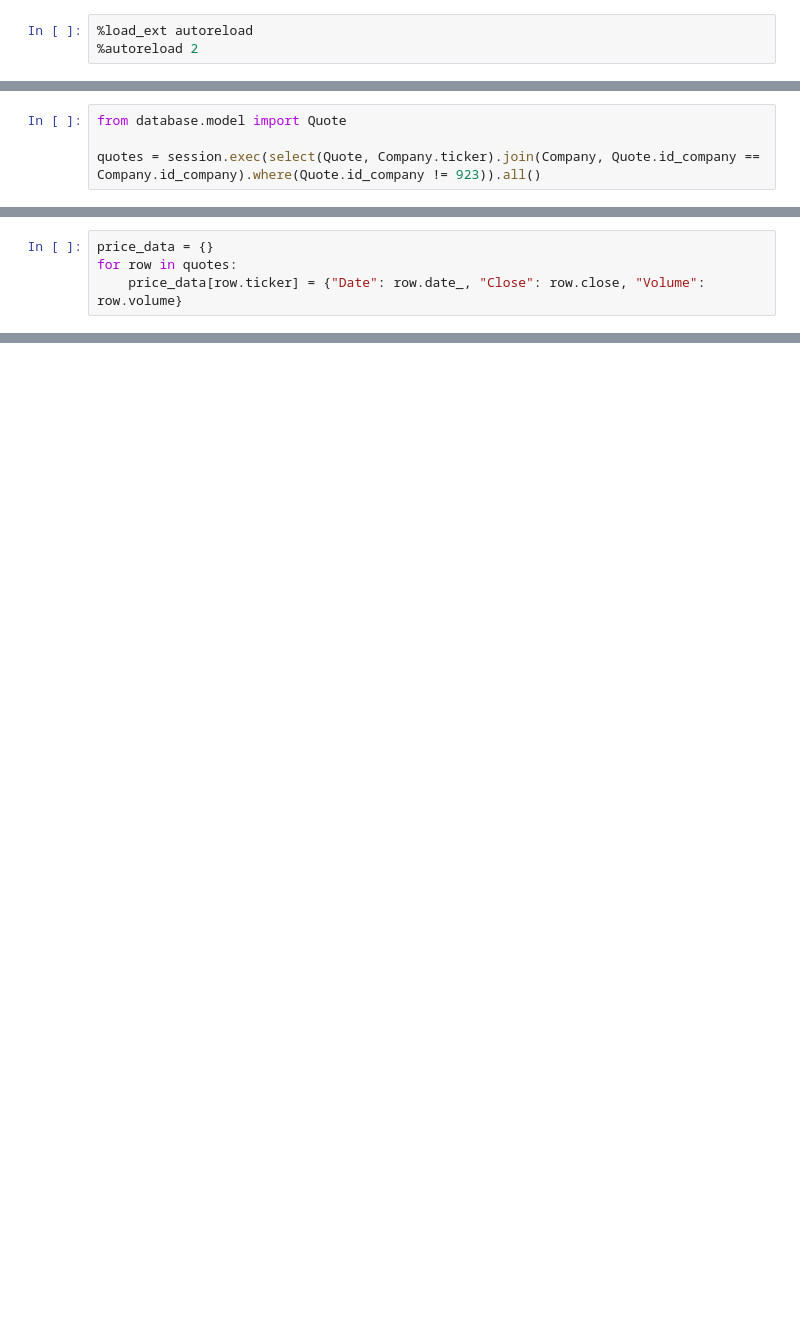
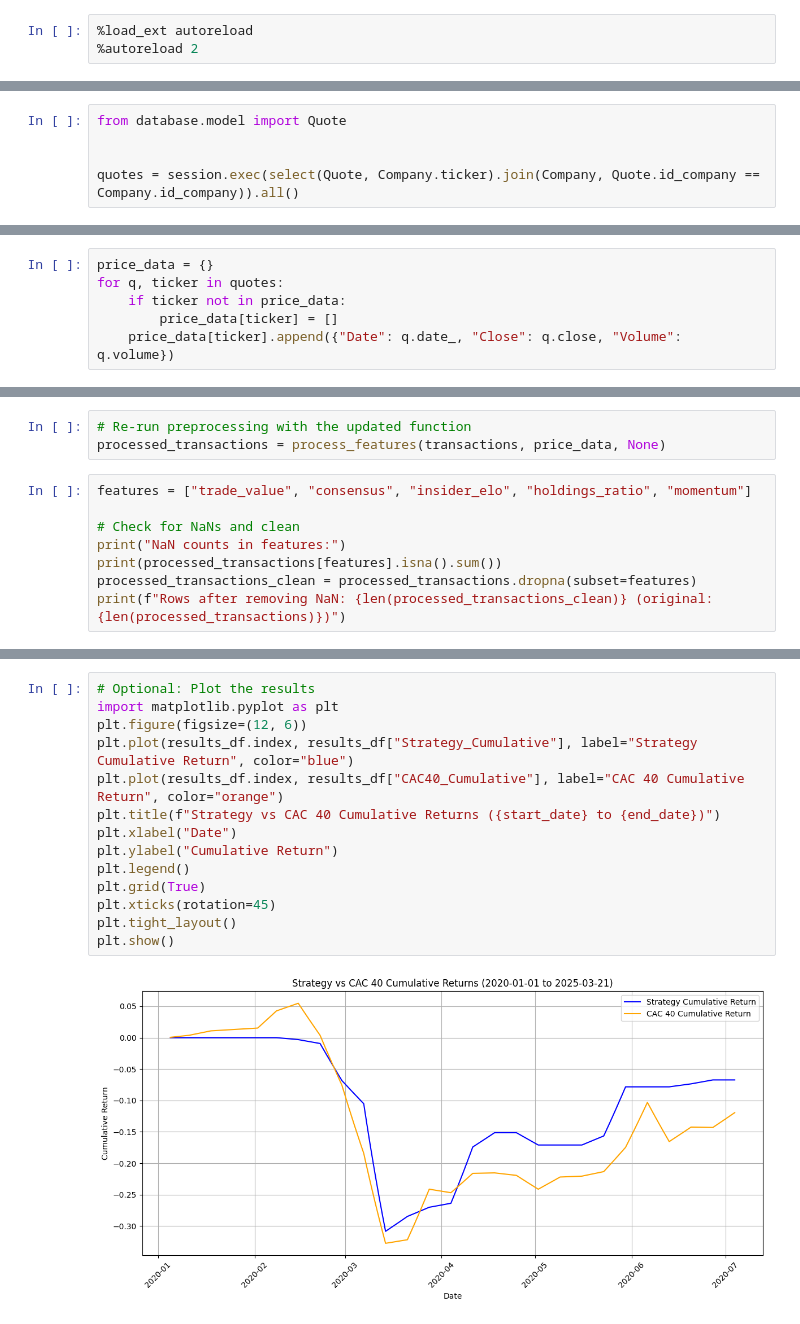
Before and after one commit to lakonguina/ecaflip, a Jupyter notebook: model.ipynb, the cells around one changed output, grey strips where cells are left out. Drawn from its saved outputs; the diff is of its cells as text; blank space fills up the shorter version.

```diff
--- a/model.ipynb
+++ b/model.ipynb
@@ -57,4 +87,5 @@ OutOfBoundsDatetime: Out of bounds nanosecond timestamp: 4020-05-30, at position
 # %%
 from database.model import Quote
 
-quotes = session.exec(select(Quote, Company.ticker).join(Company, Quote.id_company == Company.id_company).where(Quote.id_company != 923)).all()
+
+quotes = session.exec(select(Quote, Company.ticker).join(Company, Quote.id_company == Company.id_company)).all()
@@ -63,4 +92,6 @@ NameError: name 'session' is not defined
 # %%
 price_data = {}
-for row in quotes:
-    price_data[row.ticker] = {"Date": row.date_, "Close": row.close, "Volume": row.volume}
+for q, ticker in quotes:
+    if ticker not in price_data:
+        price_data[ticker] = []
+    price_data[ticker].append({"Date": q.date_, "Close": q.close, "Volume": q.volume})
@@ -84,0 +306,11 @@ quotes
+# %%
+# Re-run preprocessing with the updated function
+processed_transactions = process_features(transactions, price_data, None)
+# %%
+features = ["trade_value", "consensus", "insider_elo", "holdings_ratio", "momentum"]
+
+# Check for NaNs and clean
+print("NaN counts in features:")
+print(processed_transactions[features].isna().sum())
+processed_transactions_clean = processed_transactions.dropna(subset=features)
+print(f"Rows after removing NaN: {len(processed_transactions_clean)} (original: {len(processed_transactions)})")
@@ -84,0 +556,16 @@ quotes
+# %%
+# Optional: Plot the results
+import matplotlib.pyplot as plt
+plt.figure(figsize=(12, 6))
+plt.plot(results_df.index, results_df["Strategy_Cumulative"], label="Strategy Cumulative Return", color="blue")
+plt.plot(results_df.index, results_df["CAC40_Cumulative"], label="CAC 40 Cumulative Return", color="orange")
+plt.title(f"Strategy vs CAC 40 Cumulative Returns ({start_date} to {end_date})")
+plt.xlabel("Date")
+plt.ylabel("Cumulative Return")
+plt.legend()
+plt.grid(True)
+plt.xticks(rotation=45)
+plt.tight_layout()
+plt.show()
+# %% [output]
+[figure, added]
```
Also changed, not shown: parts of 11 cells of this notebook.
